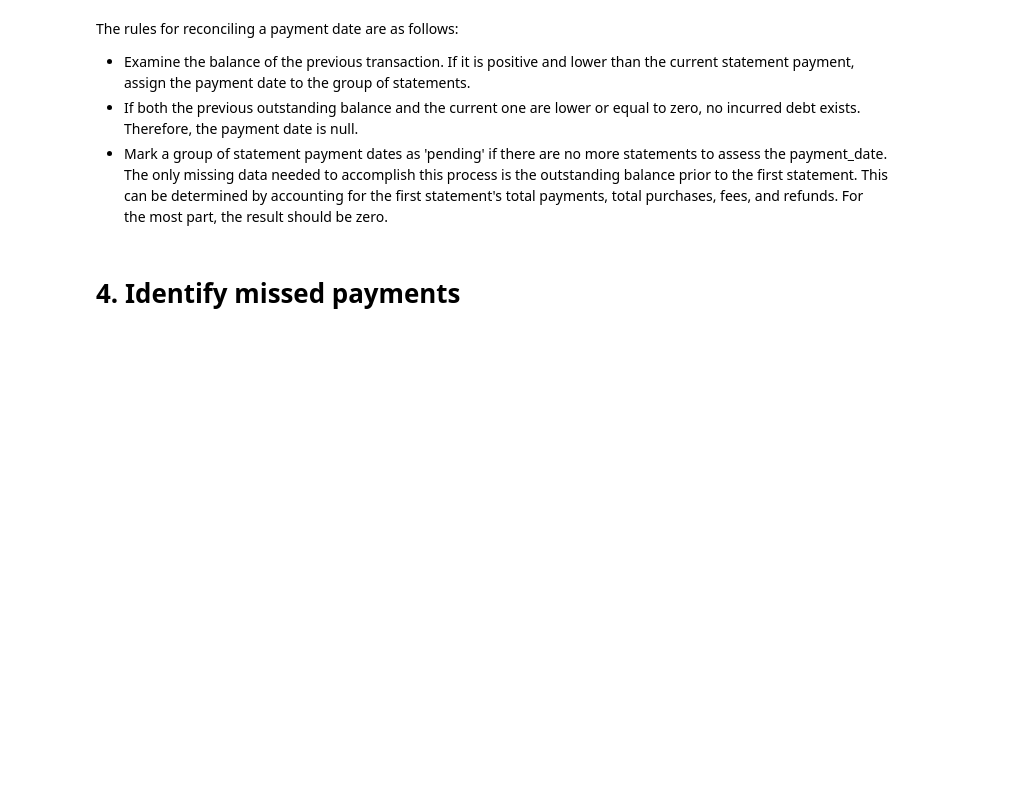
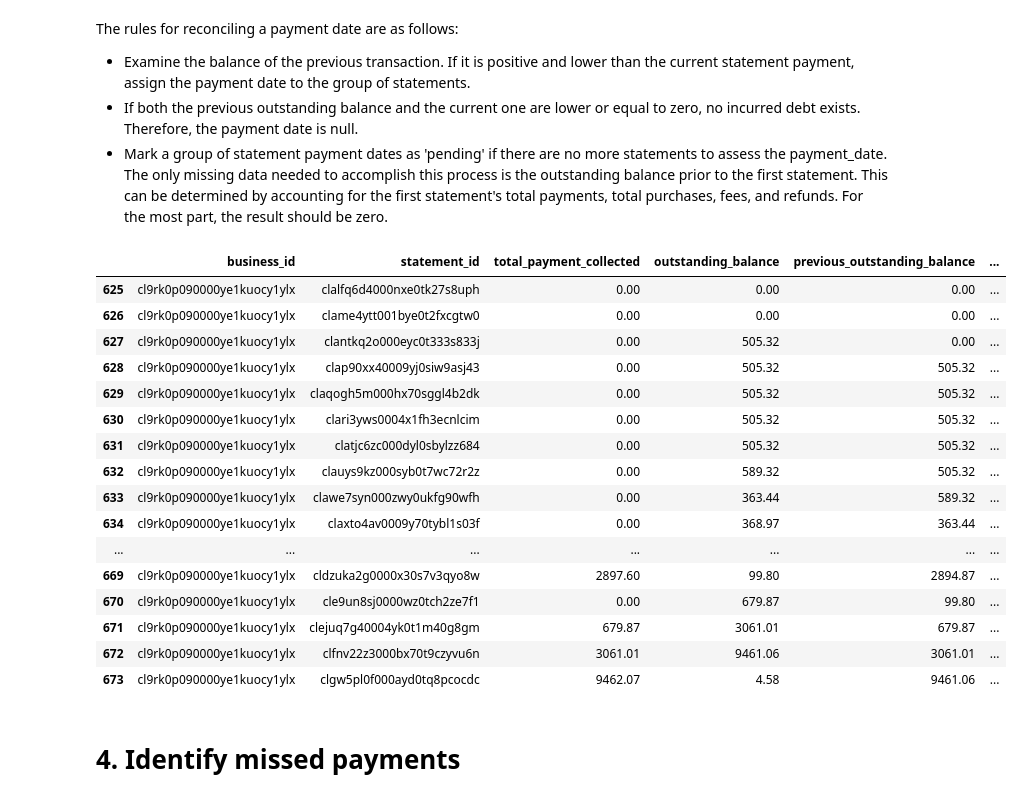
Before and after one commit to mruedar9/k-business-analyst-project, a Jupyter notebook: part1.ipynb, the cells around one changed output. Saved outputs shown, nothing was run; the diff lists cells and outputs as text; code cells hidden in the pictures; blank space fills up the shorter version.

```diff
--- a/part1.ipynb
+++ b/part1.ipynb
@@ -71,10 +73,4 @@ The rules for reconciling a payment date are as follows:
 * If both the previous outstanding balance and the current one are lower or equal to zero, no incurred debt exists. Therefore, the payment date is null.
 * Mark a group of statement payment dates as 'pending' if there are no more statements to assess the payment_date.
 The only missing data needed to accomplish this process is the outstanding balance prior to the first statement. This can be determined by accounting for the first statement's total payments, total purchases, fees, and refunds. For the most part, the result should be zero.
-# %%
-# Shift the outstanding balance down to assess if the banace was paid in full
-statements_formatted_df["previous_outstanding_balance"] = (
-    statements_formatted_df.groupby("business_id")["outstanding_balance"]
-    .shift()
-)
 # %%
@@ -153,5 +168,27 @@ def reconcile_payment_dates(statements_formatted_df: pd.DataFrame):
 
 
 reconcile_payment_dates(statements_formatted_df)
+# %%
+# Test cell
+columns=['business_id','statement_id','total_payment_collected','outstanding_balance','previous_outstanding_balance','payment_date_reconcile']
+statements_formatted_df.loc[statements_formatted_df['business_id']=='cl9rk0p090000ye1kuocy1ylx',columns]
+# %% [output]
+|  | business_id | statement_id | total_payment_collected | outstanding_balance | previous_outstanding_balance | ... |
+| 625 | cl9rk0p090000ye1kuocy1ylx | clalfq6d4000nxe0tk27s8uph | 0.00 | 0.00 | 0.00 | ... |
+| 626 | cl9rk0p090000ye1kuocy1ylx | clame4ytt001bye0t2fxcgtw0 | 0.00 | 0.00 | 0.00 | ... |
+| 627 | cl9rk0p090000ye1kuocy1ylx | clantkq2o000eyc0t333s833j | 0.00 | 505.32 | 0.00 | ... |
+| 628 | cl9rk0p090000ye1kuocy1ylx | clap90xx40009yj0siw9asj43 | 0.00 | 505.32 | 505.32 | ... |
+| 629 | cl9rk0p090000ye1kuocy1ylx | claqogh5m000hx70sggl4b2dk | 0.00 | 505.32 | 505.32 | ... |
+| 630 | cl9rk0p090000ye1kuocy1ylx | clari3yws0004x1fh3ecnlcim | 0.00 | 505.32 | 505.32 | ... |
+| 631 | cl9rk0p090000ye1kuocy1ylx | clatjc6zc000dyl0sbylzz684 | 0.00 | 505.32 | 505.32 | ... |
+| 632 | cl9rk0p090000ye1kuocy1ylx | clauys9kz000syb0t7wc72r2z | 0.00 | 589.32 | 505.32 | ... |
+| 633 | cl9rk0p090000ye1kuocy1ylx | clawe7syn000zwy0ukfg90wfh | 0.00 | 363.44 | 589.32 | ... |
+| 634 | cl9rk0p090000ye1kuocy1ylx | claxto4av0009y70tybl1s03f | 0.00 | 368.97 | 363.44 | ... |
+| ... | ... | ... | ... | ... | ... | ... |
+| 669 | cl9rk0p090000ye1kuocy1ylx | cldzuka2g0000x30s7v3qyo8w | 2897.60 | 99.80 | 2894.87 | ... |
+| 670 | cl9rk0p090000ye1kuocy1ylx | cle9un8sj0000wz0tch2ze7f1 | 0.00 | 679.87 | 99.80 | ... |
+| 671 | cl9rk0p090000ye1kuocy1ylx | clejuq7g40004yk0t1m40g8gm | 679.87 | 3061.01 | 679.87 | ... |
+| 672 | cl9rk0p090000ye1kuocy1ylx | clfnv22z3000bx70t9czyvu6n | 3061.01 | 9461.06 | 3061.01 | ... |
+| 673 | cl9rk0p090000ye1kuocy1ylx | clgw5pl0f000ayd0tq8pcocdc | 9462.07 | 4.58 | 9461.06 | ... |
 # %% [markdown]
 # 4. Identify missed payments
```
Also changed, not shown: parts of 14 cells of this notebook, 5 other files.
